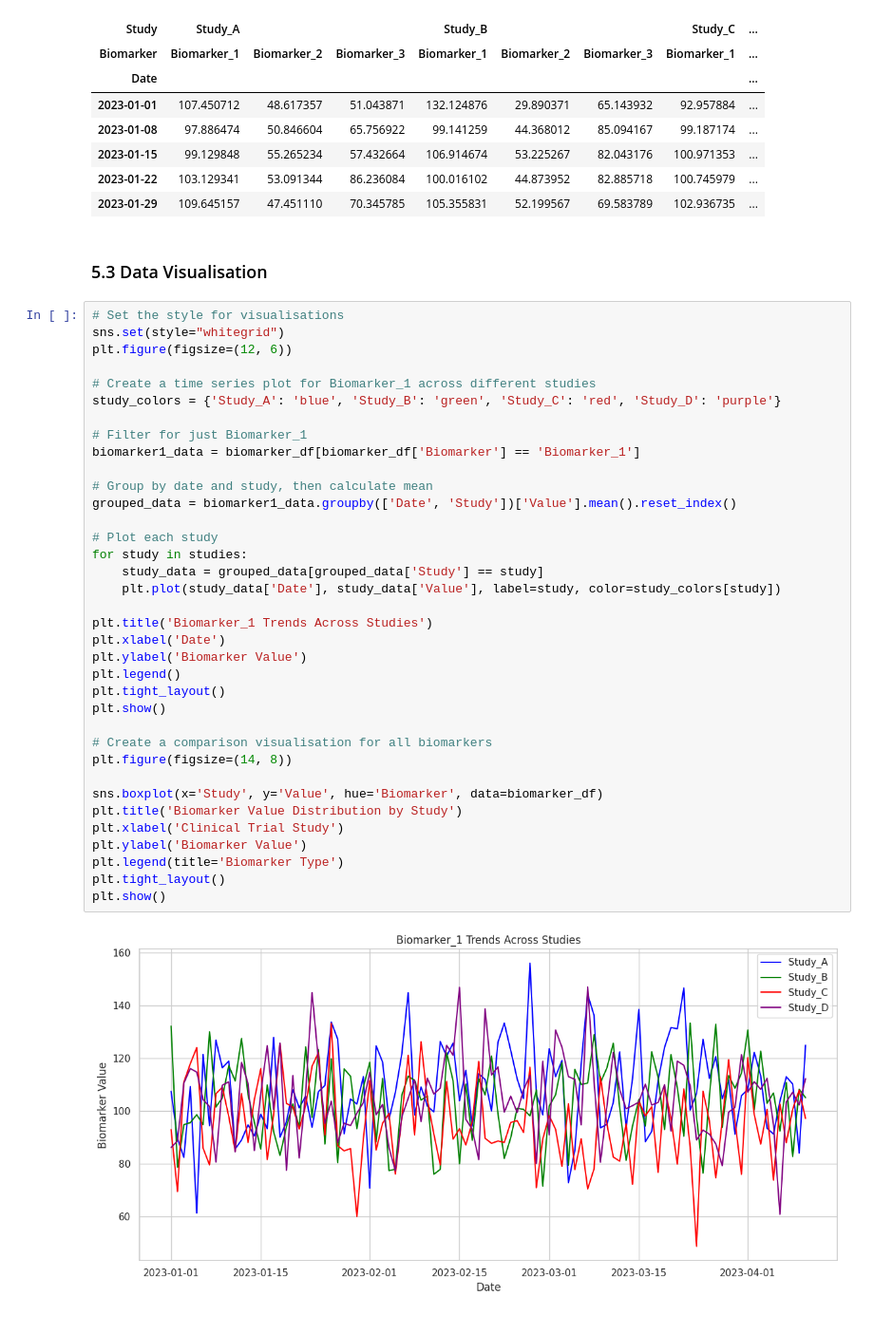
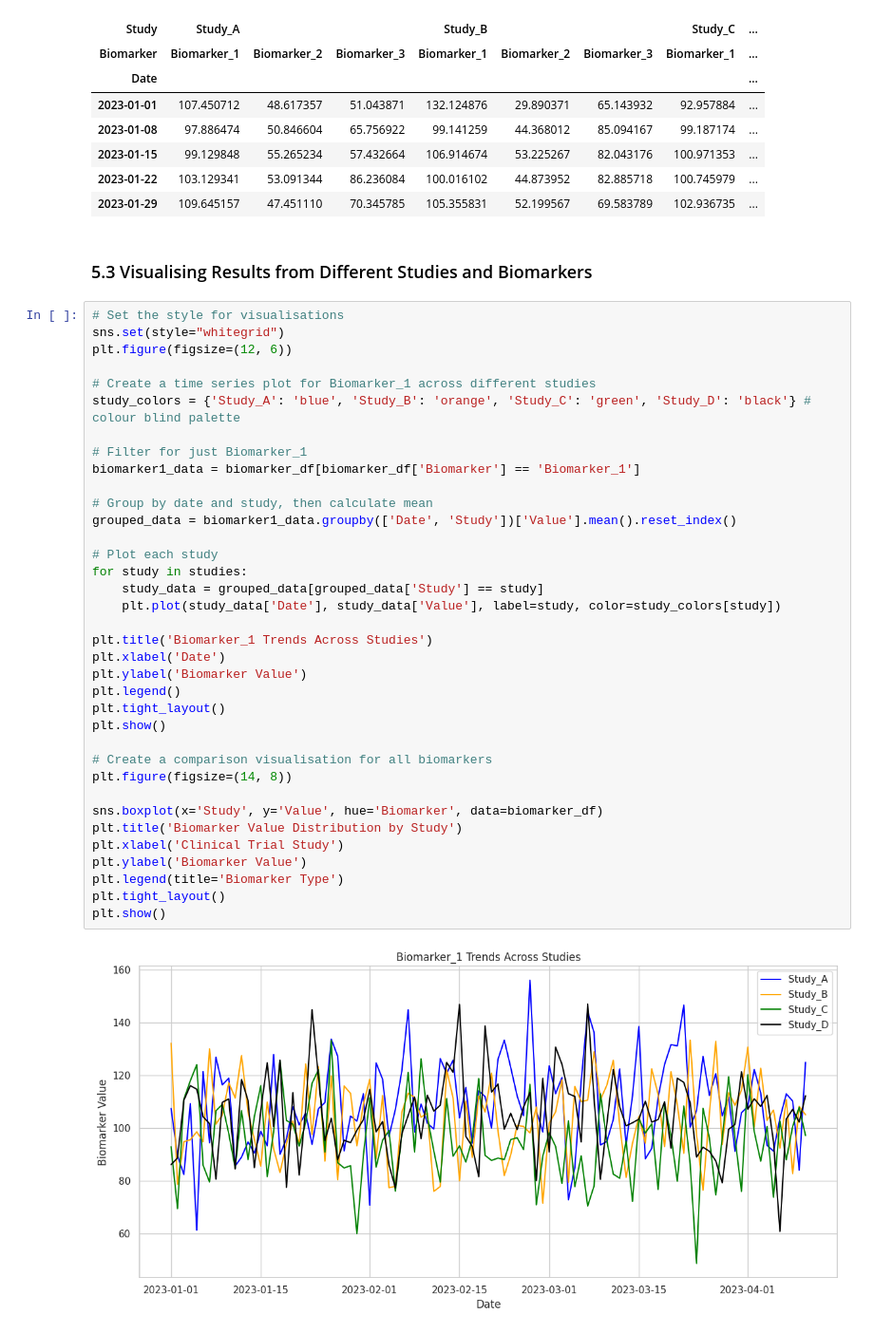
Before and after one commit to random-walkie/gasw_foncc, a Jupyter notebook: coursework/biometrica_analytics_case_study.ipynb, the cells around one changed output. Shown at 95% size. Cells and saved outputs as stored; diff of their text form.

```diff
--- a/coursework/biometrica_analytics_case_study.ipynb
+++ b/coursework/biometrica_analytics_case_study.ipynb
@@ -283,43 +305,43 @@ Pivot Table - Weekly Biomarker Trends:
 | 2023-01-22 | 103.129341 | 53.091344 | 86.236084 | 100.016102 | 44.873952 | 82.885718 | 100.745979 | ... |
 | 2023-01-29 | 109.645157 | 47.451110 | 70.345785 | 105.355831 | 52.199567 | 69.583789 | 102.936735 | ... |
 # %% [markdown]
-### 5.3 Data Visualisation
+### 5.3 Visualising Results from Different Studies and Biomarkers
 # %%
 # Set the style for visualisations
 sns.set(style="whitegrid")
 plt.figure(figsize=(12, 6))
 
 # Create a time series plot for Biomarker_1 across different studies
-study_colors = {'Study_A': 'blue', 'Study_B': 'green', 'Study_C': 'red', 'Study_D': 'purple'}
+study_colors = {'Study_A': 'blue', 'Study_B': 'orange', 'Study_C': 'green', 'Study_D': 'black'} # colour blind palette
 
 # Filter for just Biomarker_1
 biomarker1_data = biomarker_df[biomarker_df['Biomarker'] == 'Biomarker_1']
 
 # Group by date and study, then calculate mean
 grouped_data = biomarker1_data.groupby(['Date', 'Study'])['Value'].mean().reset_index()
 
 # Plot each study
 for study in studies:
     study_data = grouped_data[grouped_data['Study'] == study]
     plt.plot(study_data['Date'], study_data['Value'], label=study, color=study_colors[study])
 
 plt.title('Biomarker_1 Trends Across Studies')
 plt.xlabel('Date')
 plt.ylabel('Biomarker Value')
 plt.legend()
 plt.tight_layout()
 plt.show()
 
 # Create a comparison visualisation for all biomarkers
 plt.figure(figsize=(14, 8))
 
 sns.boxplot(x='Study', y='Value', hue='Biomarker', data=biomarker_df)
 plt.title('Biomarker Value Distribution by Study')
 plt.xlabel('Clinical Trial Study')
 plt.ylabel('Biomarker Value')
 plt.legend(title='Biomarker Type')
 plt.tight_layout()
 plt.show()
 # %% [output]
-[figure, old version]
+[figure, new version]
 [figure]
```
Also changed, not shown: parts of 7 cells of this notebook, 2 other files.
